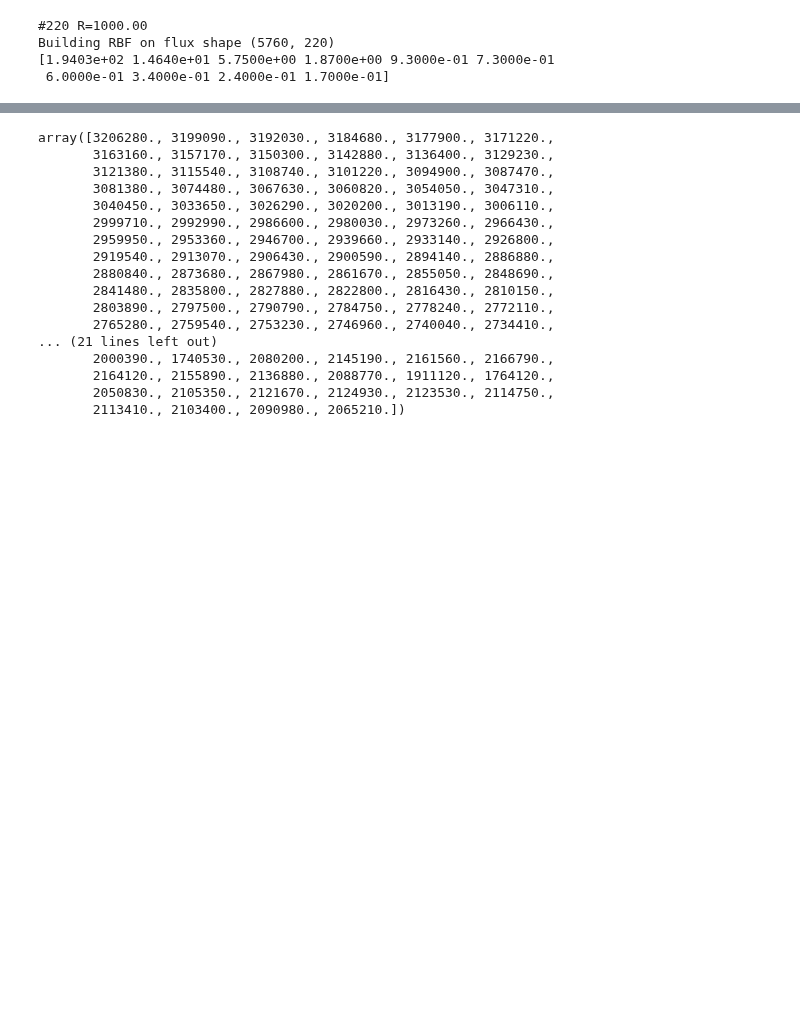
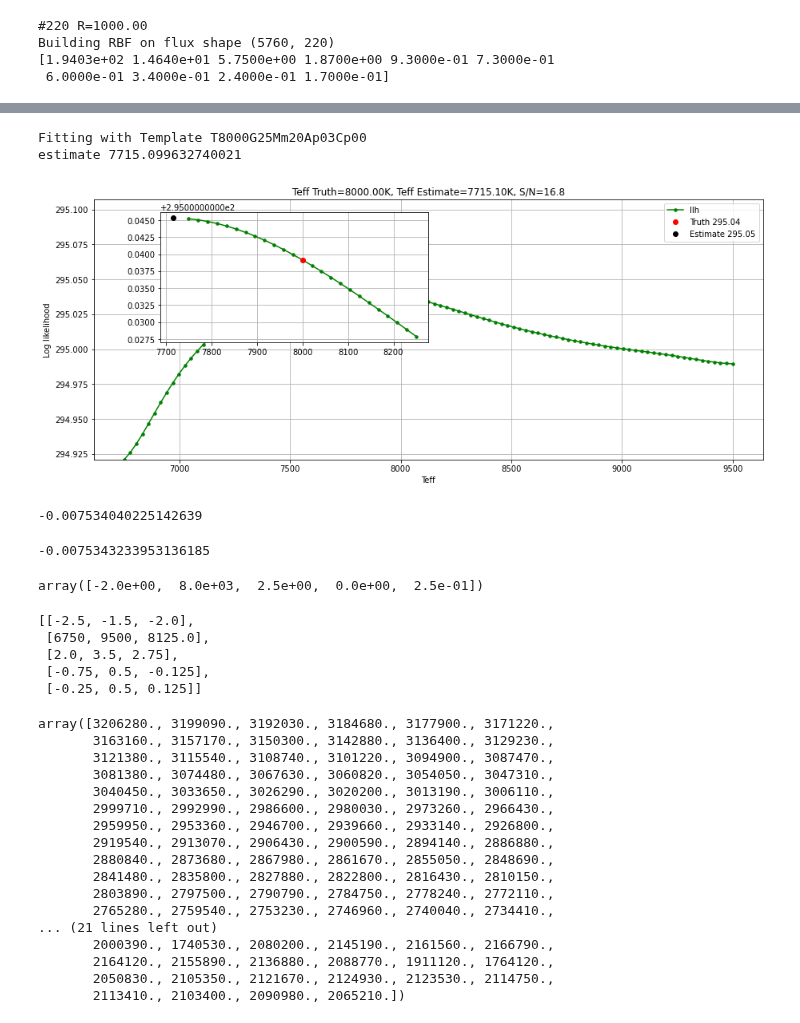
Before and after one commit to ViskaWei/LV, a Jupyter notebook: nb/LLH_PCA.ipynb, the cells around one changed output, grey strips where cells are left out. Cells and saved outputs as stored; diff of their text form; code cells hidden in the pictures; blank space fills up the shorter version.

```diff
--- a/nb/LLH_PCA.ipynb
+++ b/nb/LLH_PCA.ipynb
@@ -57,0 +48,16 @@ AttributeError: 'BaseGrid' object has no attribute 'bnds'
+# %%
+x=8000
+temp_pmt = [-2.0, 8000, 2.5, 0.0, 0.25]
+_=b.eval_pmt_on_axis(temp_pmt, x, obsflux, obsvar, axis="T")
+# %% [output]
+Fitting with Template T8000G25Mm20Ap03Cp00
+estimate 7715.099632740021
+[figure, added]
+# %%
+b.fn(20000)
+# %% [output]
+-0.007534040225142639
+# %%
+b.fn(8000)
+# %% [output]
+-0.0075343233953136185
@@ -58,3 +66,15 @@ AttributeError: 'BaseGrid' object has no attribute 'bnds'
+# %%
+pmt
+# %% [output]
+array([-2.0e+00,  8.0e+03,  2.5e+00,  0.0e+00,  2.5e-01])
+# %%
+b.bnds
+# %% [output]
+[[-2.5, -1.5, -2.0],
+ [6750, 9500, 8125.0],
+ [2.0, 3.5, 2.75],
+ [-0.75, 0.5, -0.125],
+ [-0.25, 0.5, 0.125]]
 # %%
 flux0 = b.flux[0]
 # %%
```
Also changed, not shown: parts of 16 cells of this notebook, 8 other files.
